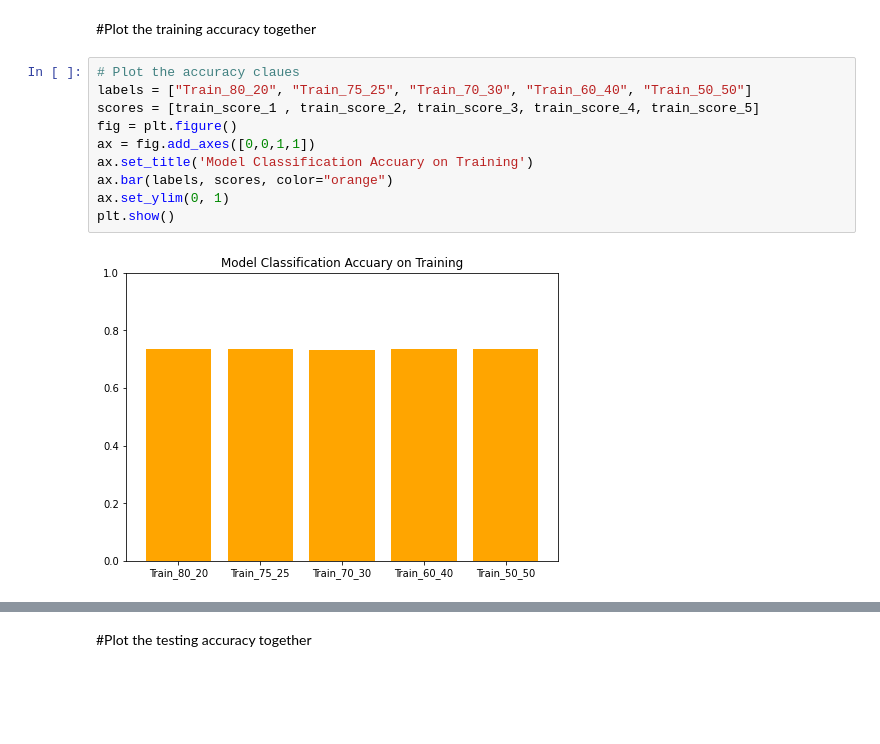
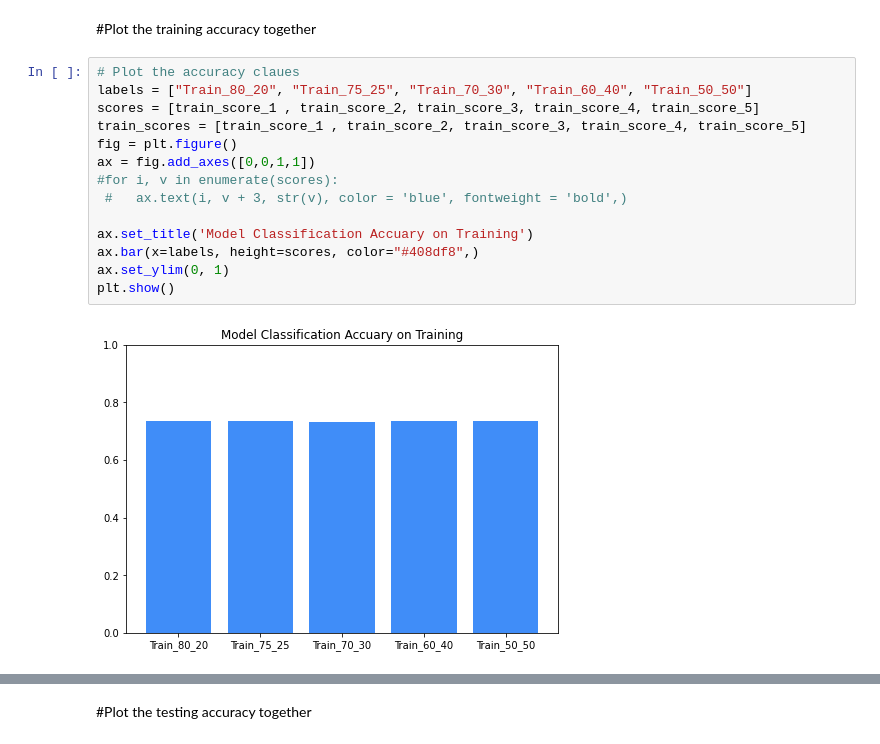
Before and after one commit to sg758253/IDS, a Jupyter notebook: HW5/Problem2_p.ipynb, the cells around one changed output, grey strips where cells are left out. Saved outputs shown, nothing was run; the diff lists cells and outputs as text; blank space fills up the shorter version.

```diff
--- a/HW5/Problem2_p.ipynb
+++ b/HW5/Problem2_p.ipynb
@@ -311,12 +402,16 @@ test_score_5:  0.7280334728033473
 # %%
 # Plot the accuracy claues
 labels = ["Train_80_20", "Train_75_25", "Train_70_30", "Train_60_40", "Train_50_50"]
 scores = [train_score_1 , train_score_2, train_score_3, train_score_4, train_score_5]
+train_scores = [train_score_1 , train_score_2, train_score_3, train_score_4, train_score_5]
 fig = plt.figure()
 ax = fig.add_axes([0,0,1,1])
+#for i, v in enumerate(scores):
+ #   ax.text(i, v + 3, str(v), color = 'blue', fontweight = 'bold',)
+
 ax.set_title('Model Classification Accuary on Training')
-ax.bar(labels, scores, color="orange")
+ax.bar(x=labels, height=scores, color="#408df8",)
 ax.set_ylim(0, 1)
 plt.show()
 # %% [output]
-[figure, old version]
+[figure, new version]
```
Also changed, not shown: parts of 16 cells of this notebook.
